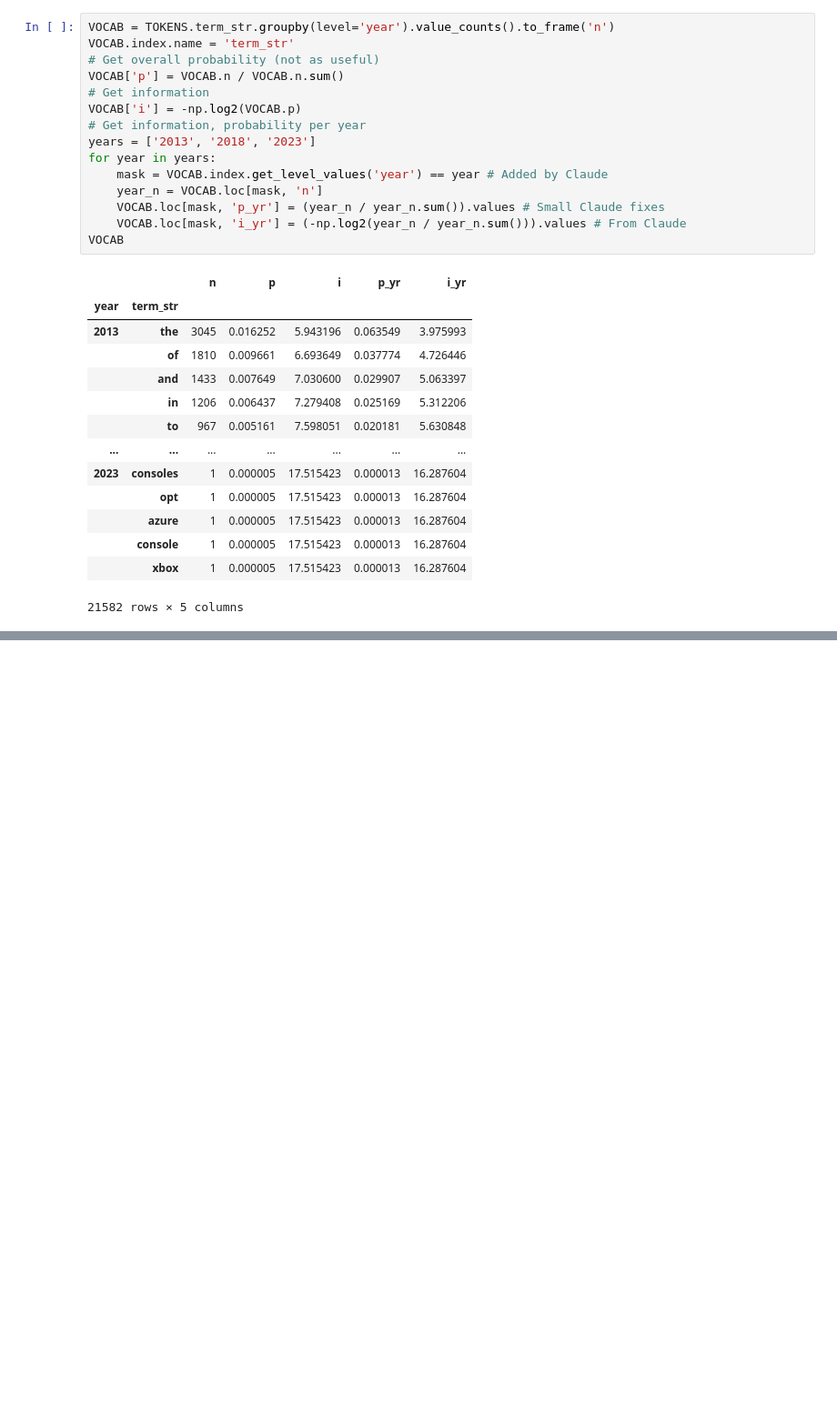
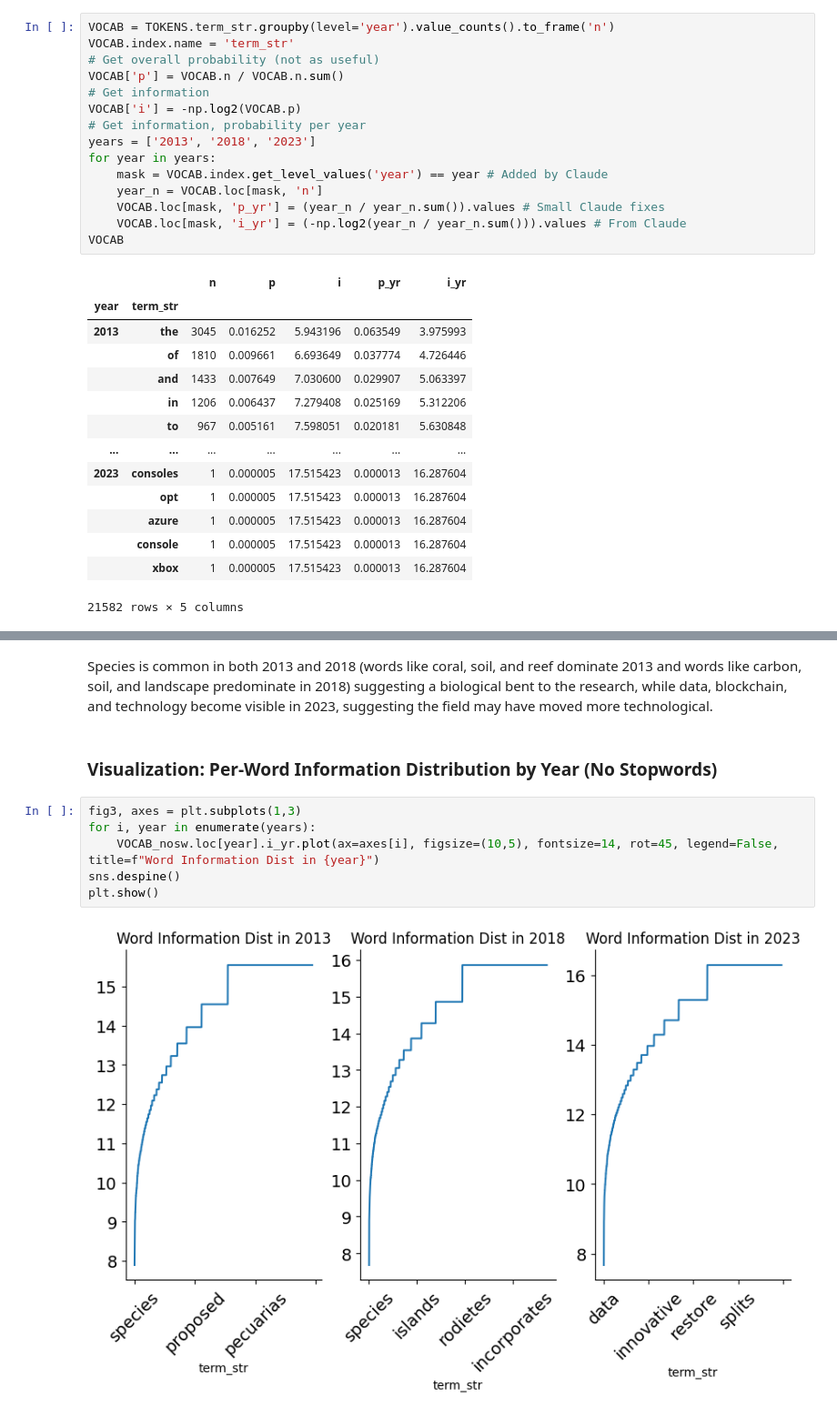
Before and after one commit to caroline-kranefuss/evolving_sentiment_climate, a Jupyter notebook: notebooks/EDA.ipynb, the cells around one changed output, grey strips where cells are left out. Shown at 91% size. Saved outputs shown, nothing was run; the diff lists cells and outputs as text; blank space fills up the shorter version.

```diff
--- a/notebooks/EDA.ipynb
+++ b/notebooks/EDA.ipynb
@@ -342,0 +384,12 @@ plt.show()
+# %% [markdown]
+Species is common in both 2013 and 2018 (words like coral, soil, and reef dominate 2013 and words like carbon, soil, and landscape predominate in 2018) suggesting a biological bent to the research, while data, blockchain, and technology become visible in 2023, suggesting the field may have moved more technological.
+# %% [markdown]
+### Visualization: Per-Word Information Distribution by Year (No Stopwords)
+# %%
+fig3, axes = plt.subplots(1,3)
+for i, year in enumerate(years):
+    VOCAB_nosw.loc[year].i_yr.plot(ax=axes[i], figsize=(10,5), fontsize=14, rot=45, legend=False, title=f"Word Information Dist in {year}")
+sns.despine()
+plt.show()
+# %% [output]
+[figure, added]
```
Also changed, not shown: parts of 15 cells of this notebook, 2 other files.
